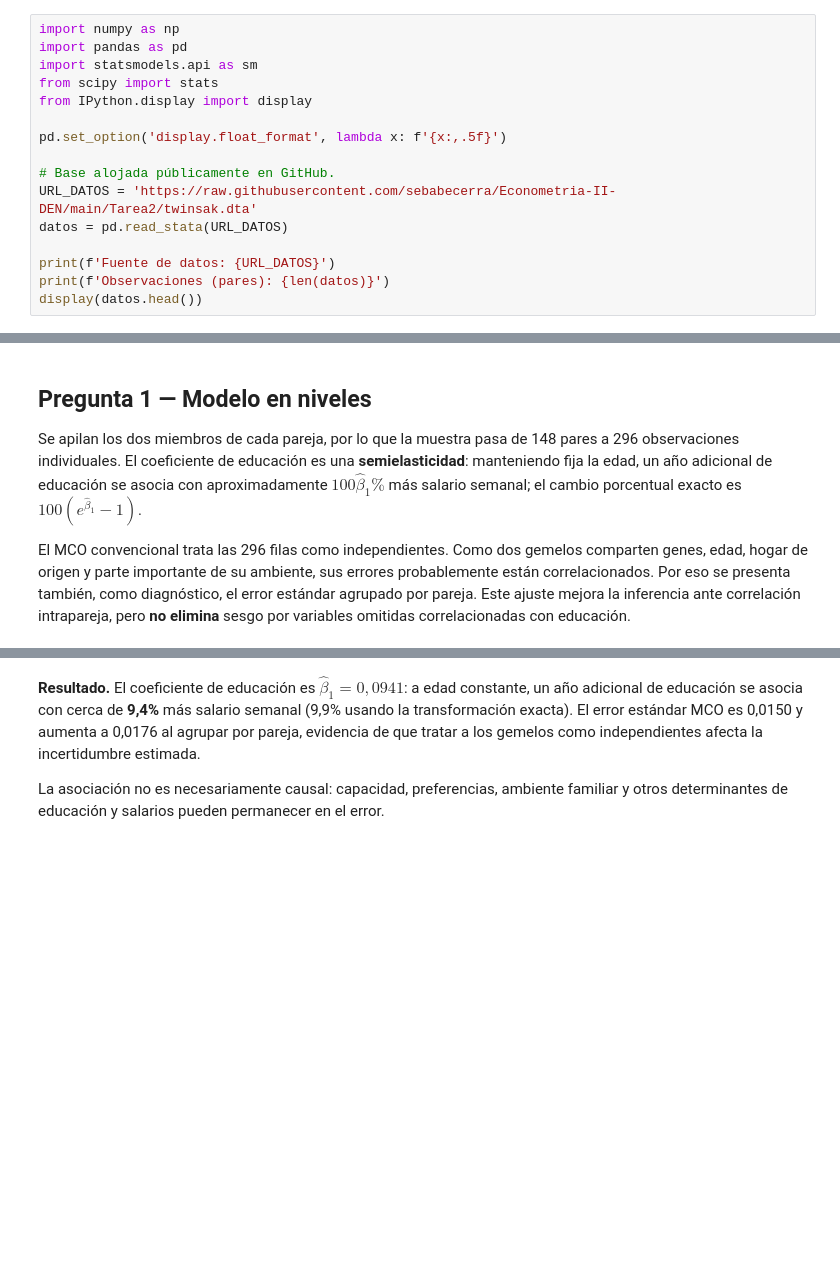
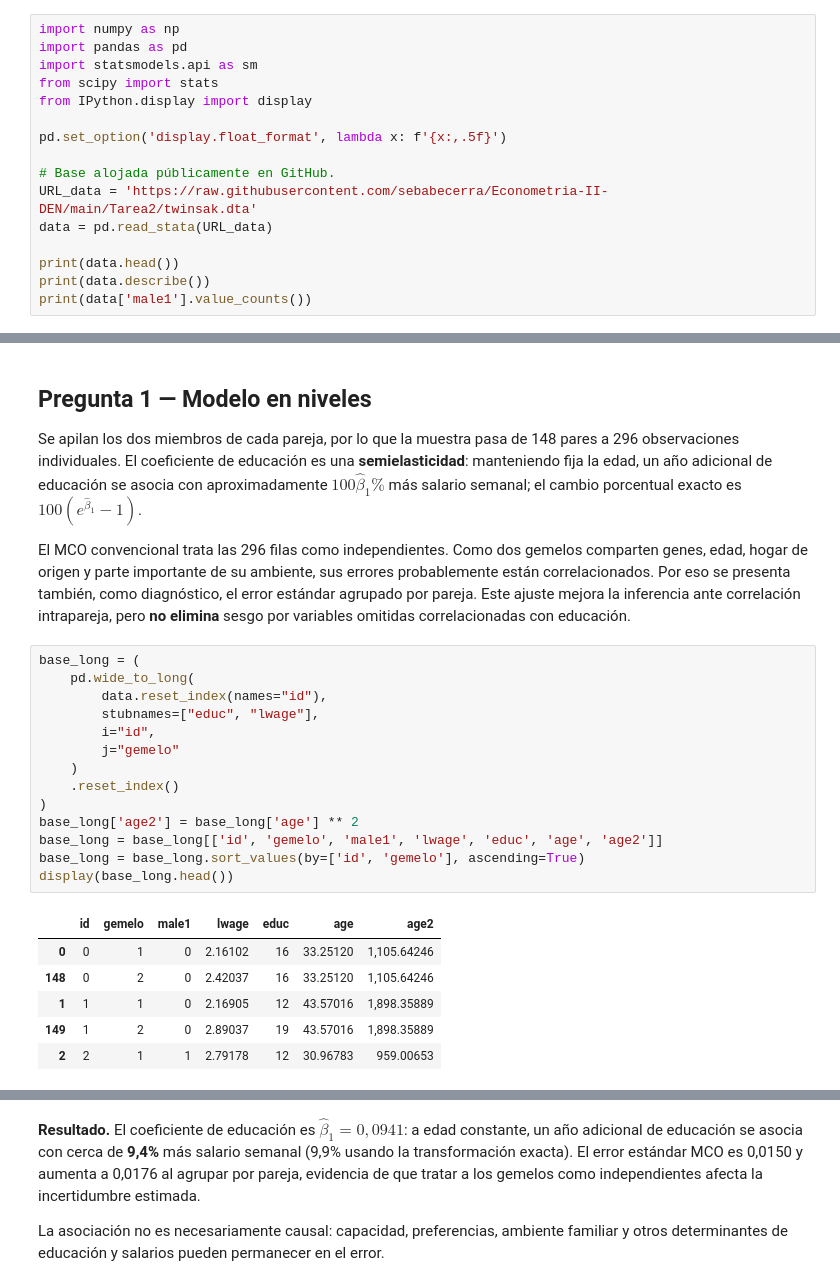
Before and after one commit to sebabecerra/Econometria-II-DEN, a Jupyter notebook: Tarea2/Tarea2_Twins_Bootstrap_Solucion.ipynb, the cells around one changed output, grey strips where cells are left out. Cells and saved outputs as stored; diff of their text form; blank space fills up the shorter version.

```diff
--- a/Tarea2/Tarea2_Twins_Bootstrap_Solucion.ipynb
+++ b/Tarea2/Tarea2_Twins_Bootstrap_Solucion.ipynb
@@ -80,10 +82,10 @@ from IPython.display import display
 pd.set_option('display.float_format', lambda x: f'{x:,.5f}')
 
 # Base alojada públicamente en GitHub.
-URL_DATOS = 'https://raw.githubusercontent.com/sebabecerra/Econometria-II-DEN/main/Tarea2/twinsak.dta'
-datos = pd.read_stata(URL_DATOS)
+URL_data = 'https://raw.githubusercontent.com/sebabecerra/Econometria-II-DEN/main/Tarea2/twinsak.dta'
+data = pd.read_stata(URL_data)
 
-print(f'Fuente de datos: {URL_DATOS}')
-print(f'Observaciones (pares): {len(datos)}')
-display(datos.head())
+print(data.head())
+print(data.describe())
+print(data['male1'].value_counts())
 # %% [output]
@@ -101,3 +114,24 @@ Observaciones (pares): 148
 Se apilan los dos miembros de cada pareja, por lo que la muestra pasa de 148 pares a 296 observaciones individuales. El coeficiente de educación es una **semielasticidad**: manteniendo fija la edad, un año adicional de educación se asocia con aproximadamente $100\hat\beta_1\%$ más salario semanal; el cambio porcentual exacto es $100(e^{\hat\beta_1}-1)$.
 
 El MCO convencional trata las 296 filas como independientes. Como dos gemelos comparten genes, edad, hogar de origen y parte importante de su ambiente, sus errores probablemente están correlacionados. Por eso se presenta también, como diagnóstico, el error estándar agrupado por pareja. Este ajuste mejora la inferencia ante correlación intrapareja, pero **no elimina** sesgo por variables omitidas correlacionadas con educación.
+# %%
+base_long = (
+    pd.wide_to_long(
+        data.reset_index(names="id"),
+        stubnames=["educ", "lwage"],
+        i="id",
+        j="gemelo"
+    )
+    .reset_index()
+)
+base_long['age2'] = base_long['age'] ** 2
+base_long = base_long[['id', 'gemelo', 'male1', 'lwage', 'educ', 'age', 'age2']]
+base_long = base_long.sort_values(by=['id', 'gemelo'], ascending=True)
+display(base_long.head())
+# %% [output]
+|  | id | gemelo | male1 | lwage | educ | age | age2 |
+| 0 | 0 | 1 | 0 | 2.16102 | 16 | 33.25120 | 1,105.64246 |
+| 148 | 0 | 2 | 0 | 2.42037 | 16 | 33.25120 | 1,105.64246 |
+| 1 | 1 | 1 | 0 | 2.16905 | 12 | 43.57016 | 1,898.35889 |
+| 149 | 1 | 2 | 0 | 2.89037 | 19 | 43.57016 | 1,898.35889 |
+| 2 | 2 | 1 | 1 | 2.79178 | 12 | 30.96783 | 959.00653 |
```
Also changed, not shown: parts of 4 cells of this notebook.
